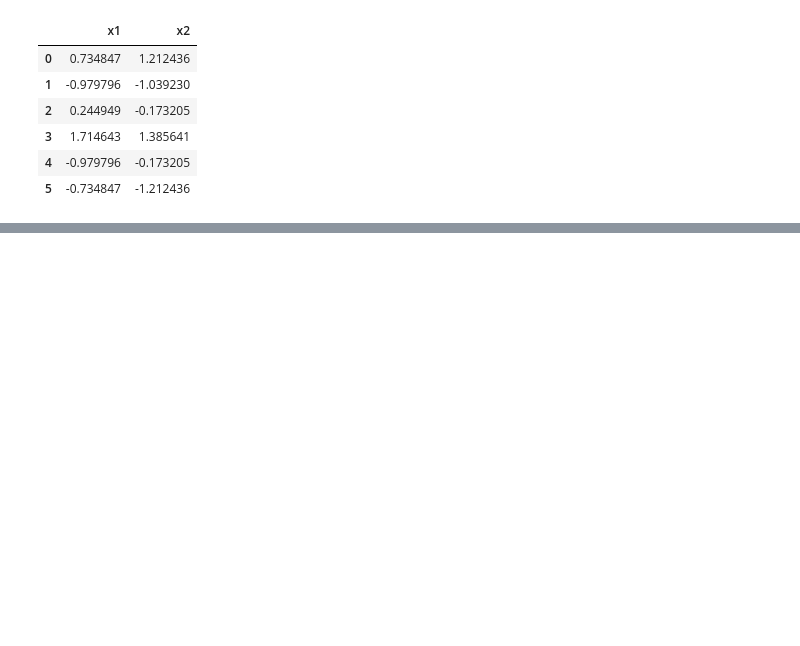
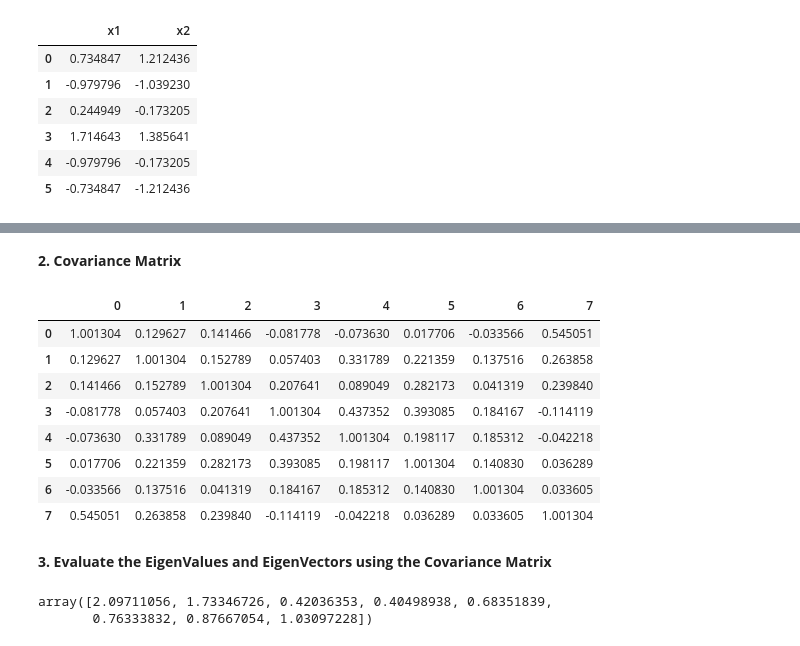
Before and after one commit to vaibhav-arde/MLNotes, a Jupyter notebook: Day_21/MLNotes Dimensionality Reduction PCA Demo.ipynb, the cells around one changed output, grey strips where cells are left out. Saved outputs shown, nothing was run; the diff lists cells and outputs as text; code cells hidden in the pictures; blank space fills up the shorter version.

```diff
--- a/Day_21/MLNotes Dimensionality Reduction PCA Demo.ipynb
+++ b/Day_21/MLNotes Dimensionality Reduction PCA Demo.ipynb
@@ -308,0 +454,17 @@ dataframe
+# %% [markdown]
+**2. Covariance Matrix**
+# %%
+covarianceMatrix = dataScaled.T @ dataScaled / 767
+covarianceMatrix
+# %% [output]
+|  | 0 | 1 | 2 | 3 | 4 | 5 | 6 | 7 |
+| 0 | 1.001304 | 0.129627 | 0.141466 | -0.081778 | -0.073630 | 0.017706 | -0.033566 | 0.545051 |
+| 1 | 0.129627 | 1.001304 | 0.152789 | 0.057403 | 0.331789 | 0.221359 | 0.137516 | 0.263858 |
+| 2 | 0.141466 | 0.152789 | 1.001304 | 0.207641 | 0.089049 | 0.282173 | 0.041319 | 0.239840 |
+| 3 | -0.081778 | 0.057403 | 0.207641 | 1.001304 | 0.437352 | 0.393085 | 0.184167 | -0.114119 |
+| 4 | -0.073630 | 0.331789 | 0.089049 | 0.437352 | 1.001304 | 0.198117 | 0.185312 | -0.042218 |
+| 5 | 0.017706 | 0.221359 | 0.282173 | 0.393085 | 0.198117 | 1.001304 | 0.140830 | 0.036289 |
+| 6 | -0.033566 | 0.137516 | 0.041319 | 0.184167 | 0.185312 | 0.140830 | 1.001304 | 0.033605 |
+| 7 | 0.545051 | 0.263858 | 0.239840 | -0.114119 | -0.042218 | 0.036289 | 0.033605 | 1.001304 |
+# %% [markdown]
+**3. Evaluate the EigenValues and EigenVectors using the Covariance Matrix**
@@ -308,0 +473,6 @@ dataframe
+# %%
+## eigenValues = number of features
+eigenValues
+# %% [output]
+array([2.09711056, 1.73346726, 0.42036353, 0.40498938, 0.68351839,
+       0.76333832, 0.87667054, 1.03097228])
```
Also changed, not shown: parts of 23 cells of this notebook, 3 other files.
